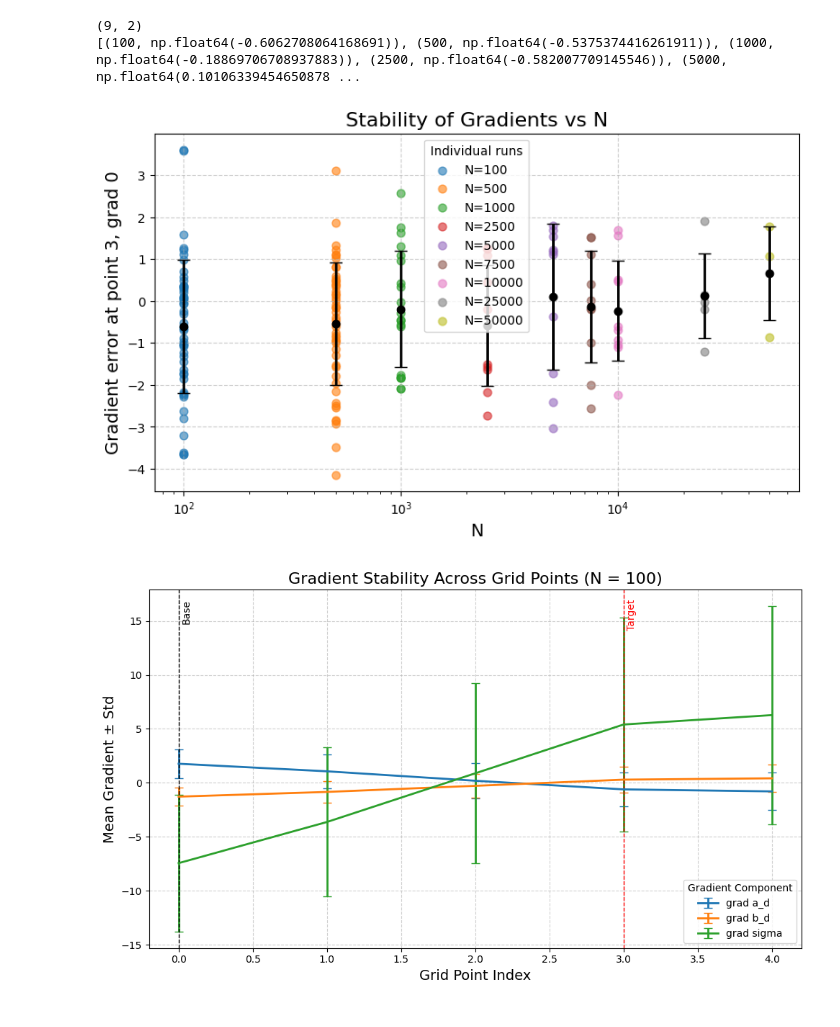
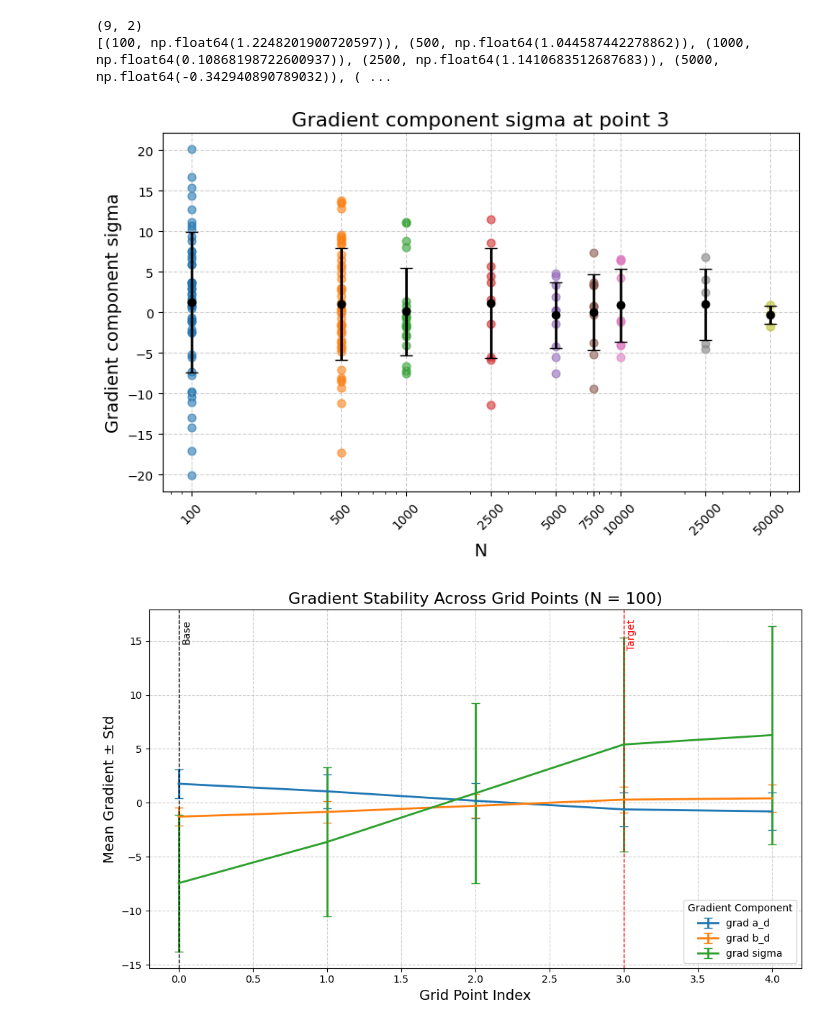
Before and after one commit to tonymenzo/RSA, a Jupyter notebook: src/gradient_stability_plot_errors.ipynb, the cells around one changed output. Drawn from its saved outputs; the diff is of its cells as text; code cells hidden in the pictures.

```diff
--- a/src/gradient_stability_plot_errors.ipynb
+++ b/src/gradient_stability_plot_errors.ipynb
@@ -145,7 +145,7 @@ all_metrics_Neff = []
 #     print(np.mean(N_gs[:,point,grad]))
 
 
-grad = 0
+grad = 2
 point = 3
 
 plt.figure(figsize=(8, 5))
@@ -160,39 +160,40 @@ for ind, N_gs in enumerate(all_gradients_load):
 
     N_array = np.full_like(values, N, dtype=float)
 
     # Scatter individual runs
     plt.scatter(N_array, values, alpha=0.6, label=f'N={N}', s=40)
 
     # Compute mean and std
     mean_val = np.mean(values)
     std_val = np.std(values)
     means.append((N, mean_val))
     stds.append((N, std_val))
 
     # Plot mean ± std
     plt.errorbar(N, mean_val, yerr=std_val, fmt='o', color='black', capsize=5, lw=2)
 
 # Sort mean/std by N for better line plotting if needed
 means = sorted(means)
 stds = sorted(stds)
 
 print(np.shape(means))
 print(means)
 
 # Labels and styling
 plt.xlabel('N', fontsize=14)
-plt.ylabel(f'Gradient error at point {point}, grad {grad}', fontsize=14)
-plt.title('Stability of Gradients vs N', fontsize=16)
+plt.ylabel(f'Gradient component {grads[grad]}', fontsize=14)
+plt.title(f'Gradient component {grads[grad]} at point {point}', fontsize=16)
 plt.grid(True, linestyle='--', alpha=0.6)
 plt.tight_layout()
-plt.legend(title="Individual runs", loc='best', fontsize=10)
+# plt.legend(title="Individual runs", loc='best', fontsize=10)
 plt.xscale('log')
-plt.savefig(f'/pscratch/sd/l/ljpuslar/RSA/RSA/src/temp_results/grad_stability_errors/plots/{plt_nm}_individ_plots_N{N}.png', dpi=300)
+plt.xticks(np.array(Ns, dtype=float), labels=[str(val) for val in Ns], rotation=45)
+plt.savefig(f'/pscratch/sd/l/ljpuslar/RSA/RSA/src/temp_results/grad_stability_errors/plots/{plt_nm}_grad{grad}_point{point}.png', dpi=300)
 plt.show()
 # %% [output]
 (9, 2)
-[(100, np.float64(-0.6062708064168691)), (500, np.float64(-0.5375374416261911)), (1000, np.float64(-0.18869706708937883)), (2500, np.float64(-0.582007709145546)), (5000, np.float64(0.10106339454650878 ...
+[(100, np.float64(1.2248201900720597)), (500, np.float64(1.044587442278862)), (1000, np.float64(0.10868198722600937)), (2500, np.float64(1.1410683512687683)), (5000, np.float64(-0.342940890789032)), ( ...
-[figure, old version]
+[figure, new version]
 # %%
 import numpy as np
 import matplotlib.pyplot as plt
```
Also changed, not shown: parts of 1 cell of this notebook, 35 other files.
